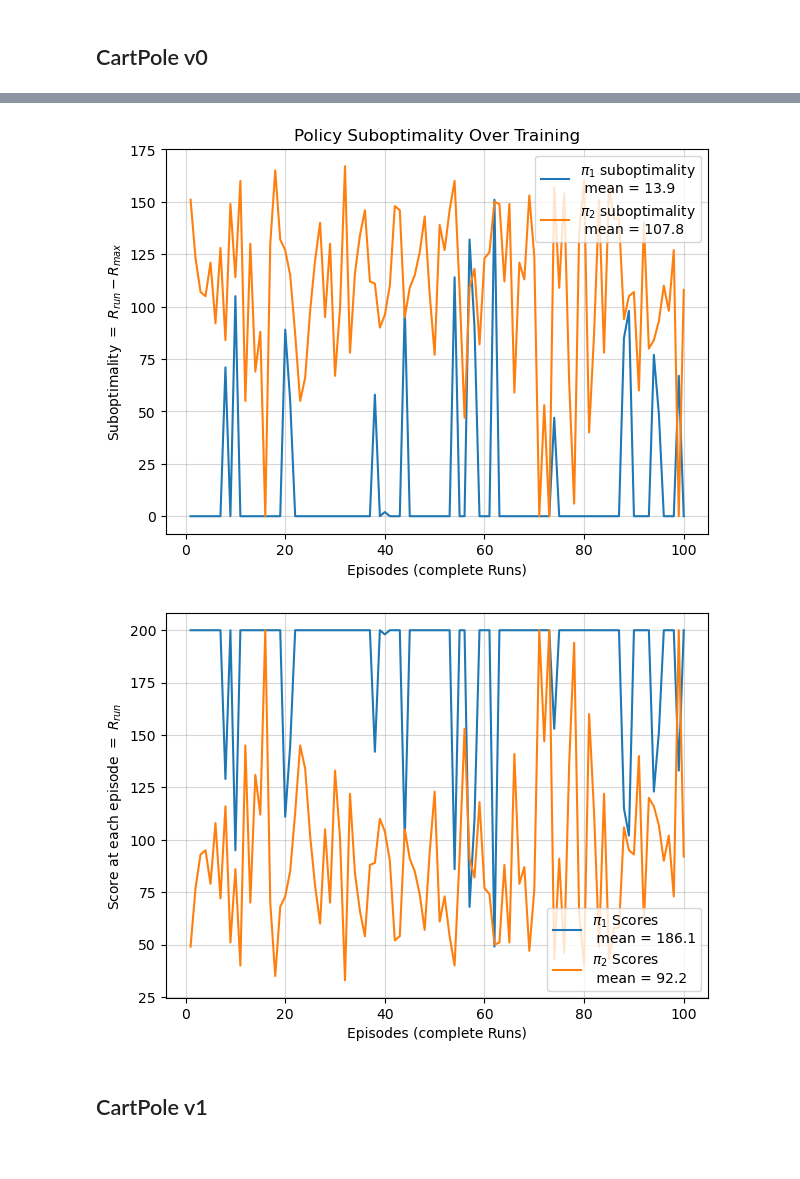
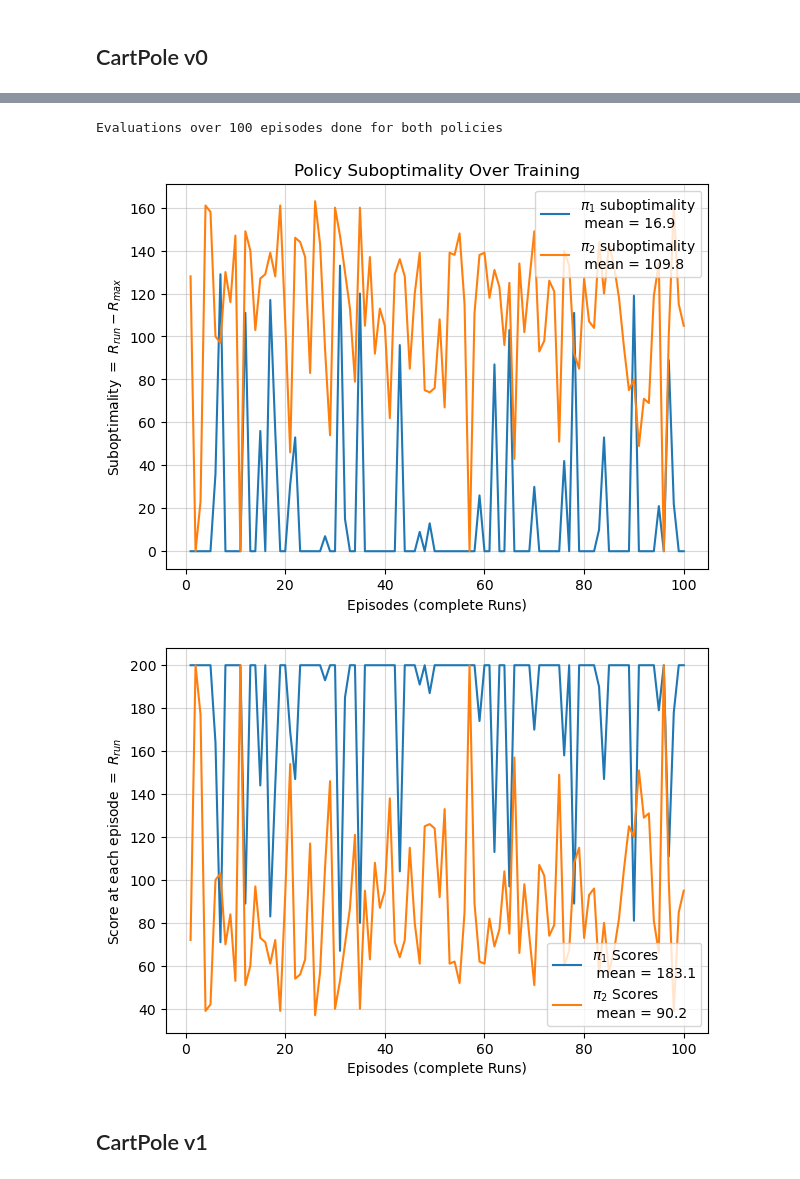
Before and after one commit to yk985/RL-RLHF, a Jupyter notebook: Gen_Policies_Fla.ipynb, the cells around one changed output, grey strips where cells are left out. Saved outputs shown, nothing was run; the diff lists cells and outputs as text; code cells hidden in the pictures.

```diff
--- a/Gen_Policies_Fla.ipynb
+++ b/Gen_Policies_Fla.ipynb
@@ -120,8 +117,9 @@ pi2_oppo.load_state_dict(torch.load(f"pi2_oppo_{env_name}.pth"))
 
 seed_evaluation = 26
 num_episodes = 100
-pi1_mean_reward, pi1_reward = evaluate_policy(pi1_oppo, env_oppo, n_episodes=num_episodes)
-pi2_mean_reward, pi2_reward = evaluate_policy(pi2_oppo, env_oppo, n_episodes=num_episodes)
+
+pi1_reward = evaluate_policy_fla(env_name, pi1_oppo, n_episodes=num_episodes)
+pi2_reward = evaluate_policy_fla(env_name, pi2_oppo, n_episodes=num_episodes)
 print("Evaluations over", num_episodes, "episodes done for both policies")
 
 plot_suboptimality(
@@ -155,5 +153,6 @@ Evaluations over 100 episodes done for both policies
+Evaluations over 100 episodes done for both policies
-[figure, old version]
+[figure, new version]
-[figure, old version]
+[figure, new version]
 # %% [markdown]
 ## CartPole v1
 # %%
```
Also changed, not shown: parts of 5 cells of this notebook, 8 other files.
